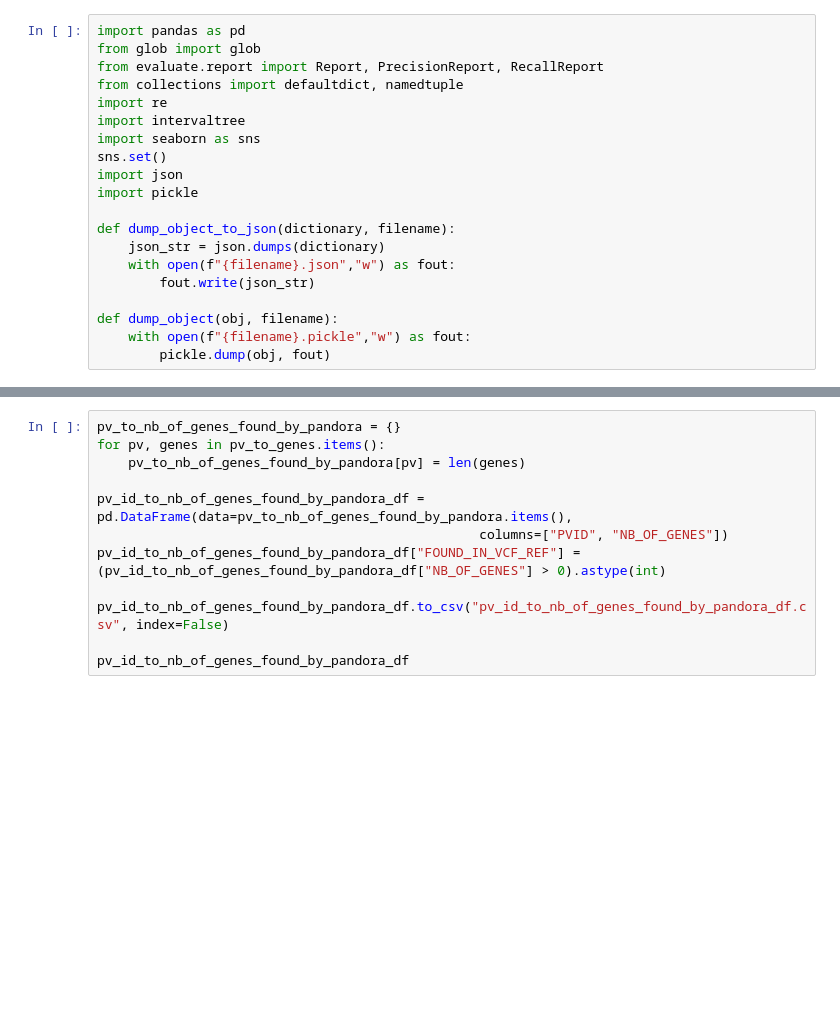
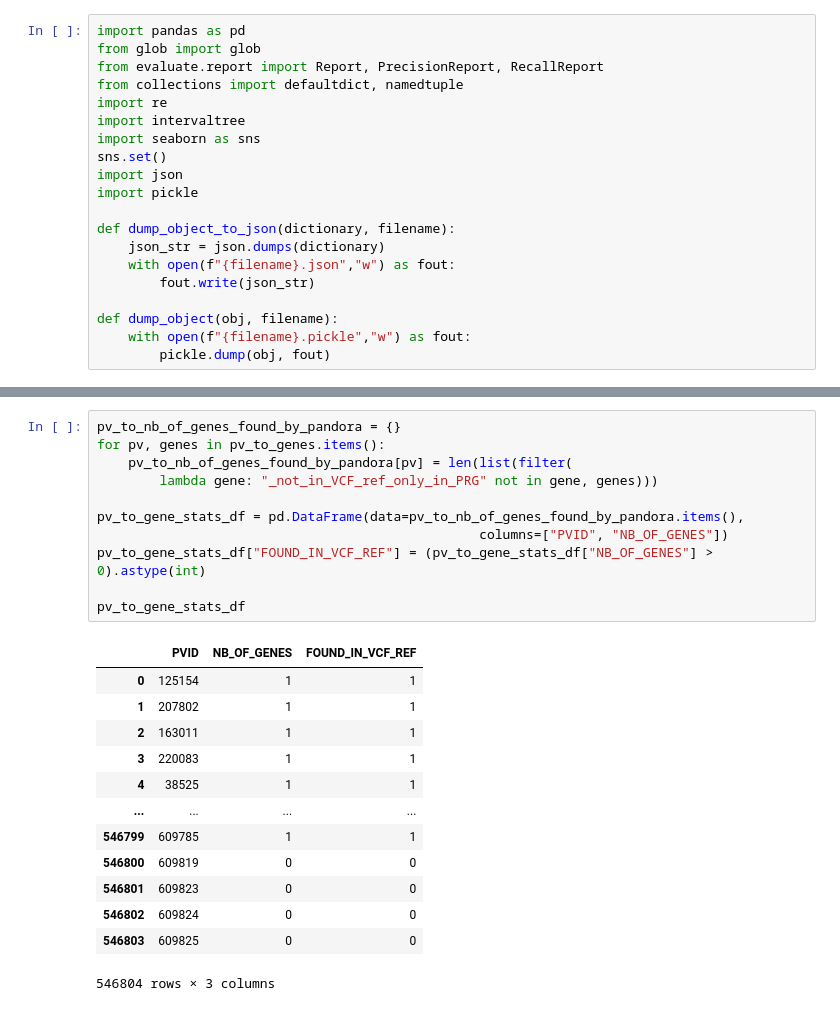
Before and after one commit to leoisl/pandora_paper_roc, a Jupyter notebook: external_scripts/pandora_FN_exploration/pandora_FN_exploration.ipynb, the cells around one changed output, grey strips where cells are left out. Drawn from its saved outputs; the diff is of its cells as text; blank space fills up the shorter version.

```diff
--- a/external_scripts/pandora_FN_exploration/pandora_FN_exploration.ipynb
+++ b/external_scripts/pandora_FN_exploration/pandora_FN_exploration.ipynb
@@ -101,12 +165,25 @@ variation_found_nbofsamples
 # %%
 pv_to_nb_of_genes_found_by_pandora = {}
 for pv, genes in pv_to_genes.items():
-    pv_to_nb_of_genes_found_by_pandora[pv] = len(genes)
+    pv_to_nb_of_genes_found_by_pandora[pv] = len(list(filter(
+        lambda gene: "_not_in_VCF_ref_only_in_PRG" not in gene, genes)))
 
-pv_id_to_nb_of_genes_found_by_pandora_df = pd.DataFrame(data=pv_to_nb_of_genes_found_by_pandora.items(),
+pv_to_gene_stats_df = pd.DataFrame(data=pv_to_nb_of_genes_found_by_pandora.items(),
                                                  columns=["PVID", "NB_OF_GENES"])
-pv_id_to_nb_of_genes_found_by_pandora_df["FOUND_IN_VCF_REF"] = (pv_id_to_nb_of_genes_found_by_pandora_df["NB_OF_GENES"] > 0).astype(int)
+pv_to_gene_stats_df["FOUND_IN_VCF_REF"] = (pv_to_gene_stats_df["NB_OF_GENES"] > 0).astype(int)
 
-pv_id_to_nb_of_genes_found_by_pandora_df.to_csv("pv_id_to_nb_of_genes_found_by_pandora_df.csv", index=False)
-
-pv_id_to_nb_of_genes_found_by_pandora_df
+pv_to_gene_stats_df
+# %% [output]
+|  | PVID | NB_OF_GENES | FOUND_IN_VCF_REF |
+| 0 | 125154 | 1 | 1 |
+| 1 | 207802 | 1 | 1 |
+| 2 | 163011 | 1 | 1 |
+| 3 | 220083 | 1 | 1 |
+| 4 | 38525 | 1 | 1 |
+| ... | ... | ... | ... |
+| 546799 | 609785 | 1 | 1 |
+| 546800 | 609819 | 0 | 0 |
+| 546801 | 609823 | 0 | 0 |
+| 546802 | 609824 | 0 | 0 |
+| 546803 | 609825 | 0 | 0 |
+546804 rows × 3 columns
```
Also changed, not shown: parts of 10 cells of this notebook, 1 other file.
